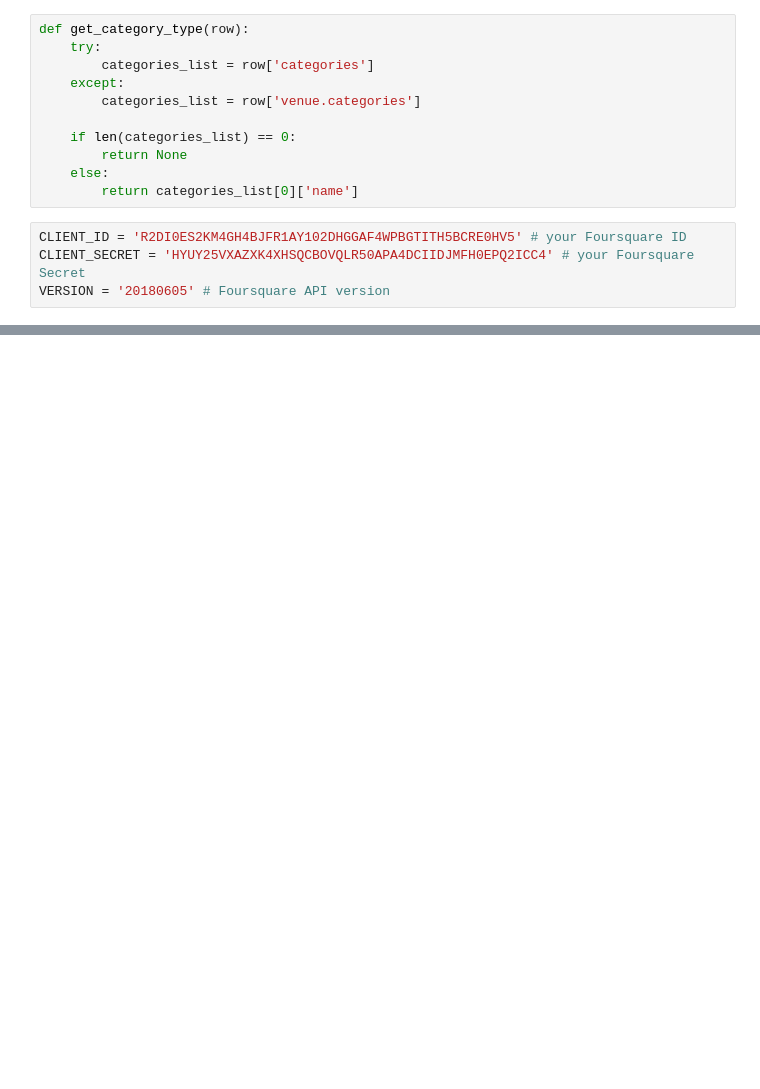
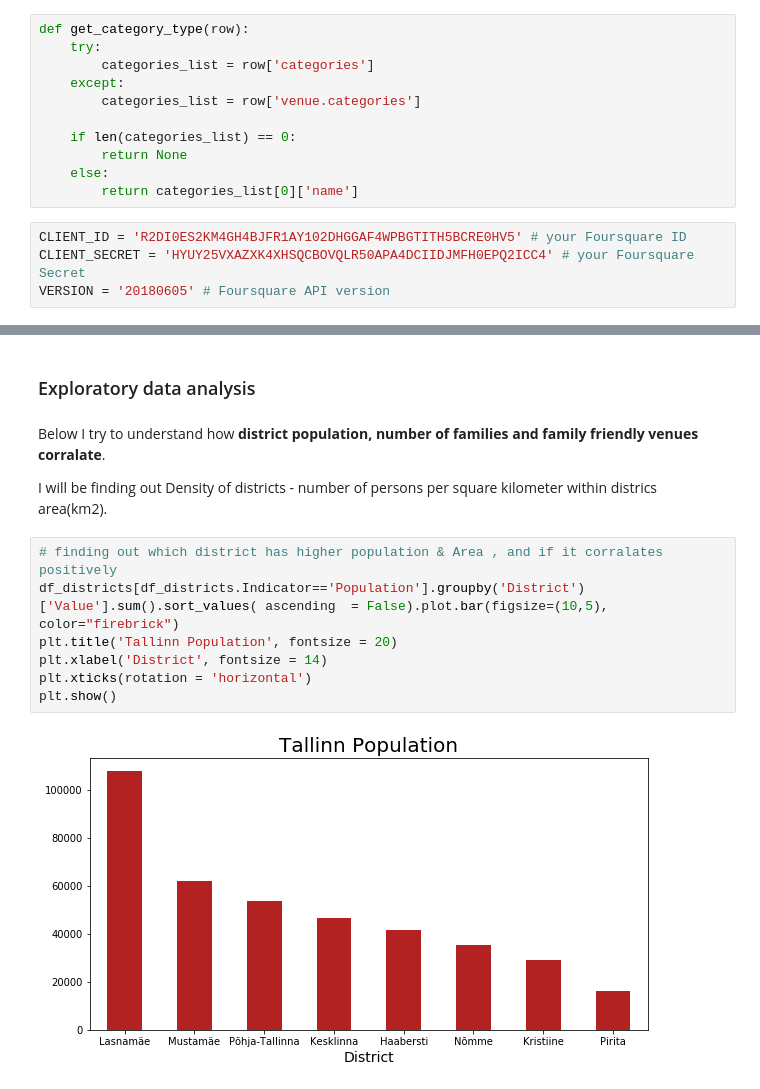
Before and after one commit to MariTheCodeExplorer/Coursera_Capstone, a Jupyter notebook: Capstone Project.ipynb, the cells around one changed output, grey strips where cells are left out. Cells and saved outputs as stored; diff of their text form; blank space fills up the shorter version.

```diff
--- a/Capstone Project.ipynb
+++ b/Capstone Project.ipynb
@@ -409,0 +302,15 @@ df_venues[df_venues['name']=='Glehni park']
+# %% [markdown]
+### Exploratory data analysis <a name="analysis"></a>
+# %% [markdown]
+Below I try to understand how **district population, number of families and family friendly venues corralate**.
+
+I will be finding out Density of districts - number of persons per square kilometer within districs area(km2).
+# %%
+# finding out which district has higher population & Area , and if it corralates positively
+df_districts[df_districts.Indicator=='Population'].groupby('District')['Value'].sum().sort_values( ascending  = False).plot.bar(figsize=(10,5), color="firebrick")
+plt.title('Tallinn Population', fontsize = 20)
+plt.xlabel('District', fontsize = 14)
+plt.xticks(rotation = 'horizontal')
+plt.show()
+# %% [output]
+[figure, added]
```
Also changed, not shown: parts of 93 cells of this notebook, 10 other files.
